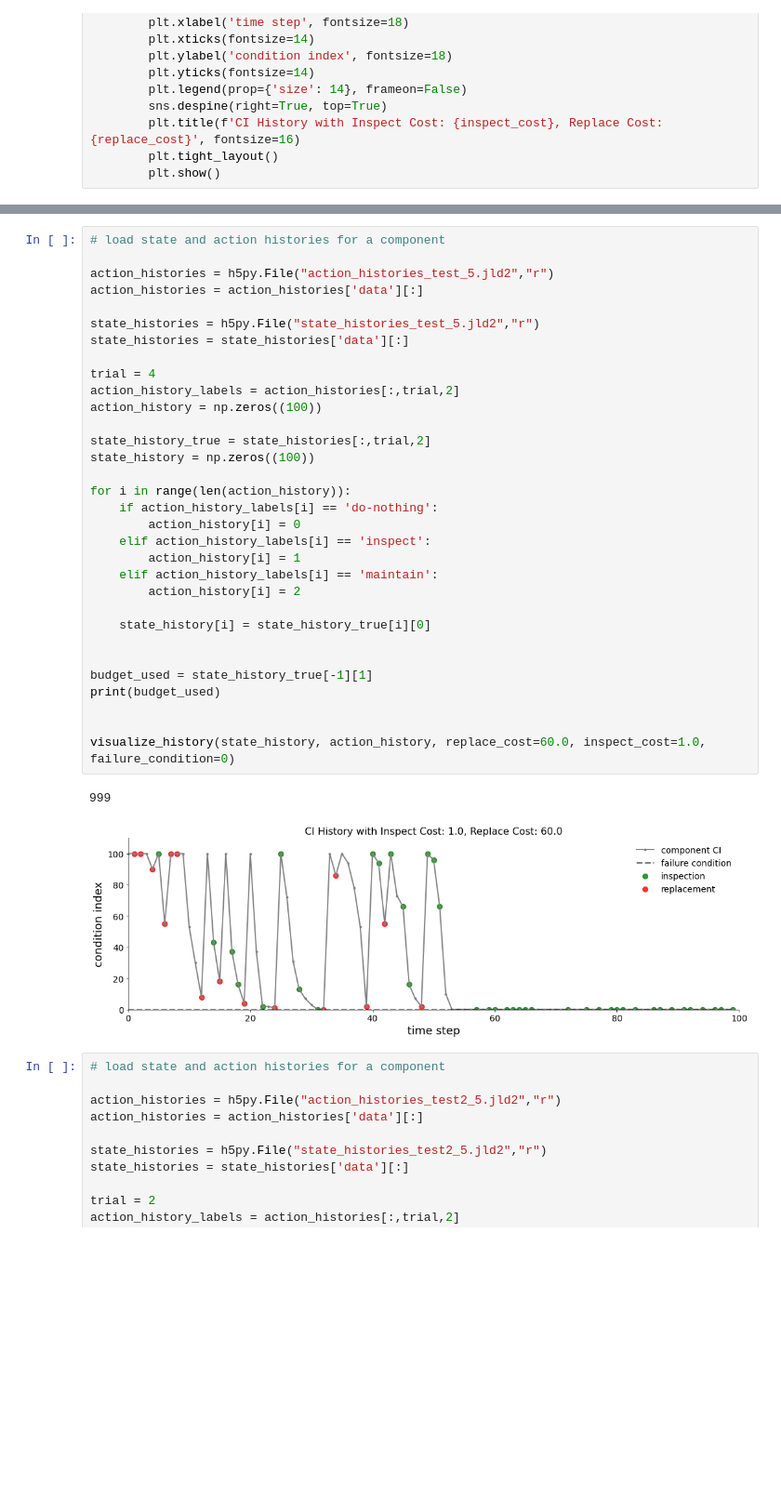
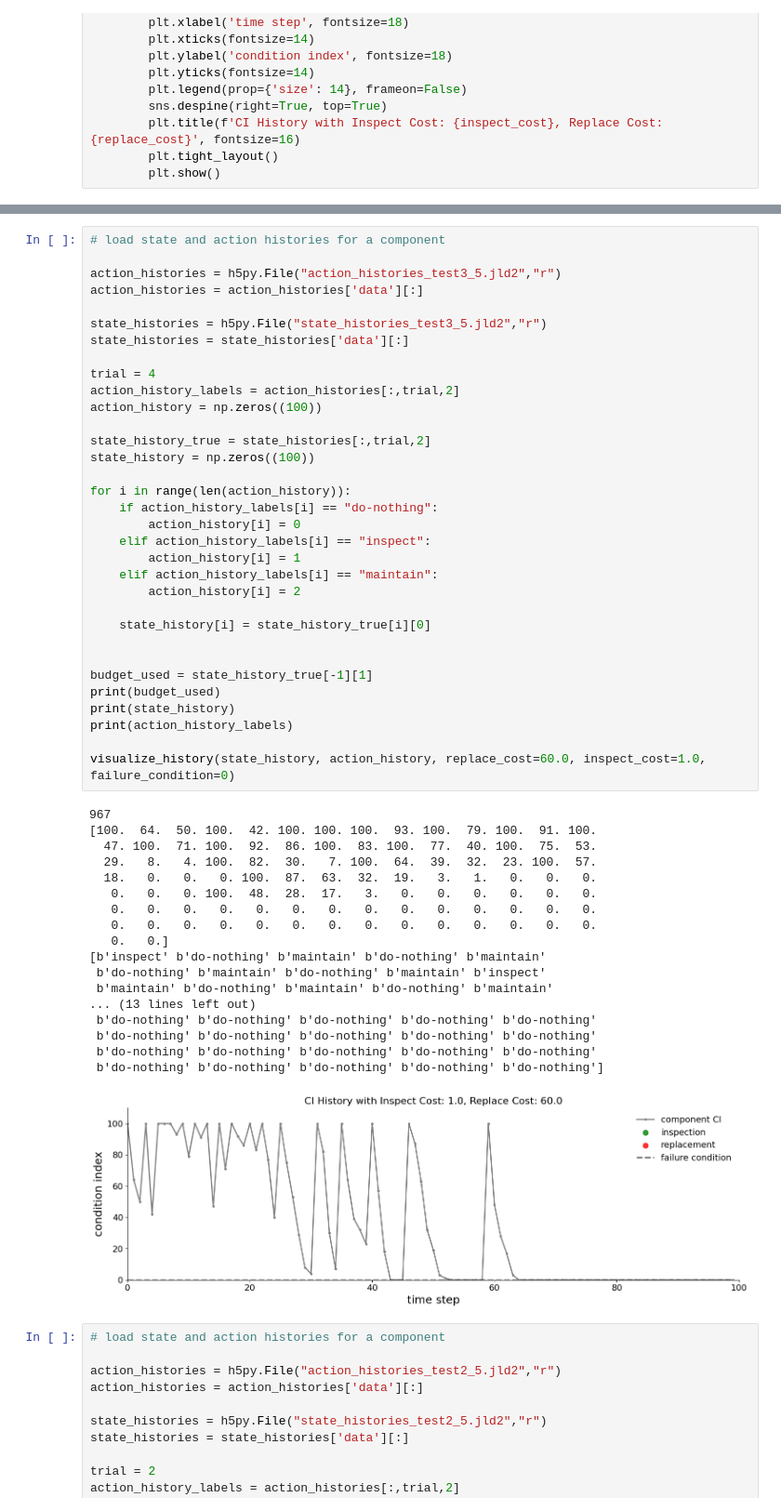
Before and after one commit to leadcatlab/welfare-maximization-cdc, a Jupyter notebook: simulations/results/analyze_data.ipynb, the cells around one changed output, grey strips where cells are left out. Shown at 93% size. Drawn from its saved outputs; the diff is of its cells as text; blank space fills up the shorter version.

Commit message:
Selective actions code

```diff
--- a/simulations/results/analyze_data.ipynb
+++ b/simulations/results/analyze_data.ipynb
@@ -121,38 +118,55 @@ visualize_history(state_history, action_history, replace_cost=60.0, inspect_cost
 # %%
 # load state and action histories for a component
 
-action_histories = h5py.File("action_histories_test_5.jld2","r")
+action_histories = h5py.File("action_histories_test3_5.jld2","r")
 action_histories = action_histories['data'][:]
 
-state_histories = h5py.File("state_histories_test_5.jld2","r")
+state_histories = h5py.File("state_histories_test3_5.jld2","r")
 state_histories = state_histories['data'][:]
 
 trial = 4
 action_history_labels = action_histories[:,trial,2]
 action_history = np.zeros((100))
 
 state_history_true = state_histories[:,trial,2]
 state_history = np.zeros((100))
 
 for i in range(len(action_history)):
-    if action_history_labels[i] == 'do-nothing':
+    if action_history_labels[i] == "do-nothing":
         action_history[i] = 0
-    elif action_history_labels[i] == 'inspect':
+    elif action_history_labels[i] == "inspect":
         action_history[i] = 1
-    elif action_history_labels[i] == 'maintain':
+    elif action_history_labels[i] == "maintain":
         action_history[i] = 2
 
     state_history[i] = state_history_true[i][0]
 
 
 budget_used = state_history_true[-1][1]
 print(budget_used)
-
+print(state_history)
+print(action_history_labels)
 
 visualize_history(state_history, action_history, replace_cost=60.0, inspect_cost=1.0, failure_condition=0)
 # %% [output]
-999
+967
+[100.  64.  50. 100.  42. 100. 100. 100.  93. 100.  79. 100.  91. 100.
+  47. 100.  71. 100.  92.  86. 100.  83. 100.  77.  40. 100.  75.  53.
+  29.   8.   4. 100.  82.  30.   7. 100.  64.  39.  32.  23. 100.  57.
+  18.   0.   0.   0. 100.  87.  63.  32.  19.   3.   1.   0.   0.   0.
+   0.   0.   0. 100.  48.  28.  17.   3.   0.   0.   0.   0.   0.   0.
+   0.   0.   0.   0.   0.   0.   0.   0.   0.   0.   0.   0.   0.   0.
+   0.   0.   0.   0.   0.   0.   0.   0.   0.   0.   0.   0.   0.   0.
+   0.   0.]
+[b'inspect' b'do-nothing' b'maintain' b'do-nothing' b'maintain'
+ b'do-nothing' b'maintain' b'do-nothing' b'maintain' b'inspect'
+ b'maintain' b'do-nothing' b'maintain' b'do-nothing' b'maintain'
+... (13 lines left out)
+ b'do-nothing' b'do-nothing' b'do-nothing' b'do-nothing' b'do-nothing'
+ b'do-nothing' b'do-nothing' b'do-nothing' b'do-nothing' b'do-nothing'
+ b'do-nothing' b'do-nothing' b'do-nothing' b'do-nothing' b'do-nothing'
+ b'do-nothing' b'do-nothing' b'do-nothing' b'do-nothing' b'do-nothing']
-[figure, old version]
+[figure, new version]
 # %%
 # load state and action histories for a component
 
```
Also changed, not shown: parts of 3 cells of this notebook, 1 other file.
